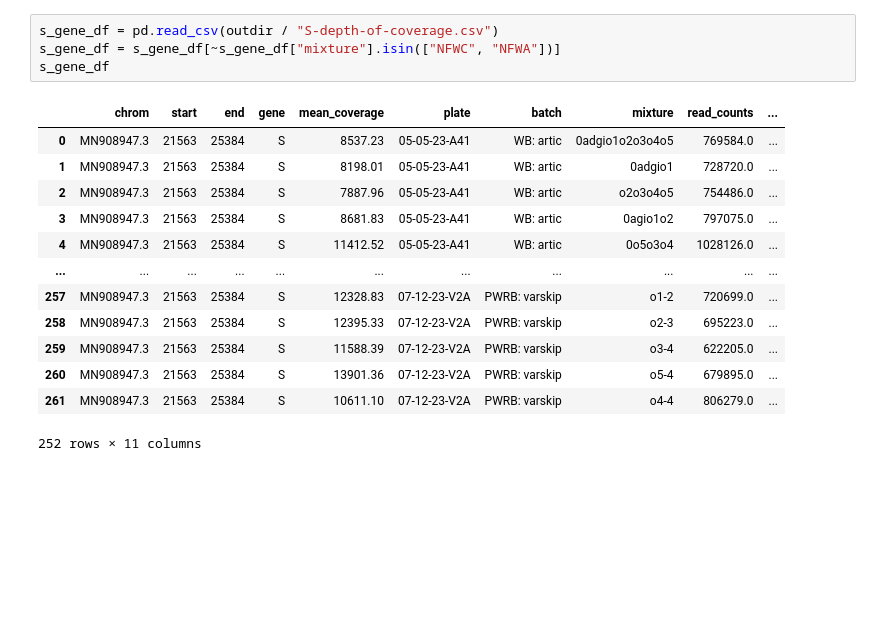
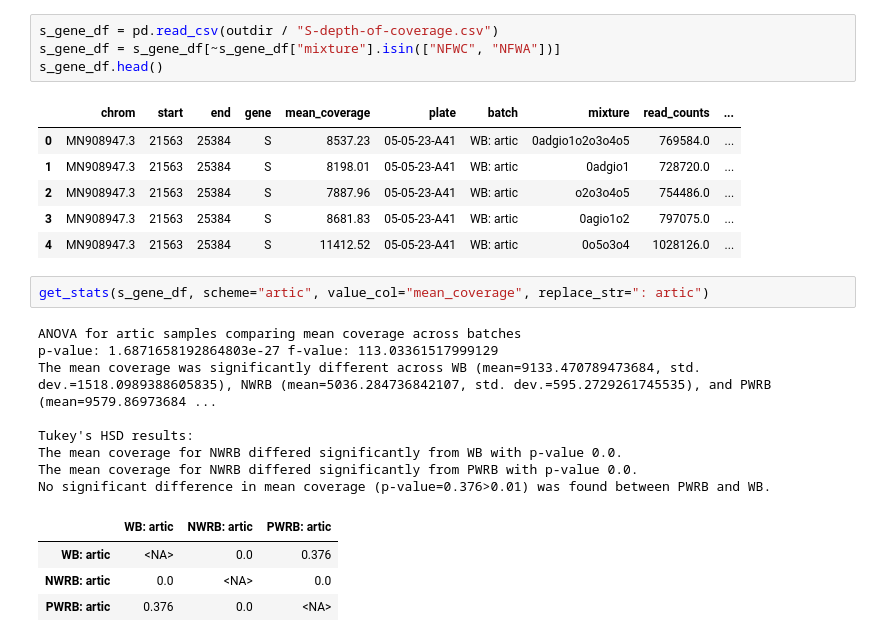
Before and after one commit to enviro-lab/benchmark-deconvolute, a Jupyter notebook: plots/coverage_depth_plots/depth_stats.ipynb, the cells around one changed output. Cells and saved outputs as stored; diff of their text form; blank space fills up the shorter version.

Commit message:
stats now summarized

```diff
--- a/plots/coverage_depth_plots/depth_stats.ipynb
+++ b/plots/coverage_depth_plots/depth_stats.ipynb
@@ -46,18 +11,26 @@ def get_stats(df, scheme:str, x_col:str):
 # %%
 s_gene_df = pd.read_csv(outdir / "S-depth-of-coverage.csv")
 s_gene_df = s_gene_df[~s_gene_df["mixture"].isin(["NFWC", "NFWA"])]
-s_gene_df
+s_gene_df.head()
 # %% [output]
 |  | chrom | start | end | gene | mean_coverage | plate | batch | mixture | read_counts | ... |
 | 0 | MN908947.3 | 21563 | 25384 | S | 8537.23 | 05-05-23-A41 | WB: artic | 0adgio1o2o3o4o5 | 769584.0 | ... |
 | 1 | MN908947.3 | 21563 | 25384 | S | 8198.01 | 05-05-23-A41 | WB: artic | 0adgio1 | 728720.0 | ... |
 | 2 | MN908947.3 | 21563 | 25384 | S | 7887.96 | 05-05-23-A41 | WB: artic | o2o3o4o5 | 754486.0 | ... |
 | 3 | MN908947.3 | 21563 | 25384 | S | 8681.83 | 05-05-23-A41 | WB: artic | 0agio1o2 | 797075.0 | ... |
 | 4 | MN908947.3 | 21563 | 25384 | S | 11412.52 | 05-05-23-A41 | WB: artic | 0o5o3o4 | 1028126.0 | ... |
-| ... | ... | ... | ... | ... | ... | ... | ... | ... | ... | ... |
-| 257 | MN908947.3 | 21563 | 25384 | S | 12328.83 | 07-12-23-V2A | PWRB: varskip | o1-2 | 720699.0 | ... |
-| 258 | MN908947.3 | 21563 | 25384 | S | 12395.33 | 07-12-23-V2A | PWRB: varskip | o2-3 | 695223.0 | ... |
-| 259 | MN908947.3 | 21563 | 25384 | S | 11588.39 | 07-12-23-V2A | PWRB: varskip | o3-4 | 622205.0 | ... |
-| 260 | MN908947.3 | 21563 | 25384 | S | 13901.36 | 07-12-23-V2A | PWRB: varskip | o5-4 | 679895.0 | ... |
-| 261 | MN908947.3 | 21563 | 25384 | S | 10611.10 | 07-12-23-V2A | PWRB: varskip | o4-4 | 806279.0 | ... |
-252 rows × 11 columns
+# %%
+get_stats(s_gene_df, scheme="artic", value_col="mean_coverage", replace_str=": artic")
+# %% [output]
+ANOVA for artic samples comparing mean coverage across batches
+p-value: 1.6871658192864803e-27 f-value: 113.03361517999129
+The mean coverage was significantly different across WB (mean=9133.470789473684, std. dev.=1518.0989388605835), NWRB (mean=5036.284736842107, std. dev.=595.2729261745535), and PWRB (mean=9579.86973684 ...
+
+Tukey's HSD results:
+The mean coverage for NWRB differed significantly from WB with p-value 0.0.
+The mean coverage for NWRB differed significantly from PWRB with p-value 0.0.
+No significant difference in mean coverage (p-value=0.376>0.01) was found between PWRB and WB.
+|  | WB: artic | NWRB: artic | PWRB: artic |
+| WB: artic | <NA> | 0.0 | 0.376 |
+| NWRB: artic | 0.0 | <NA> | 0.0 |
+| PWRB: artic | 0.376 | 0.0 | <NA> |
```
Also changed, not shown: parts of 16 cells of this notebook, 37 other files.
